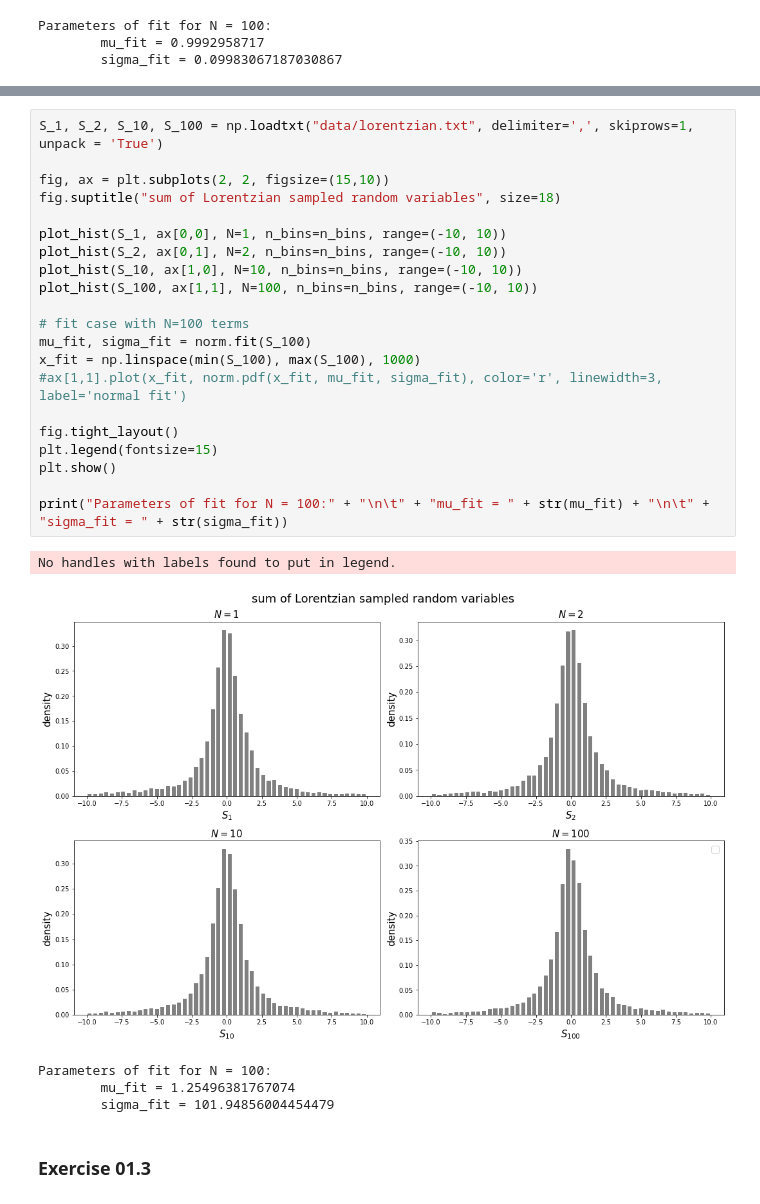
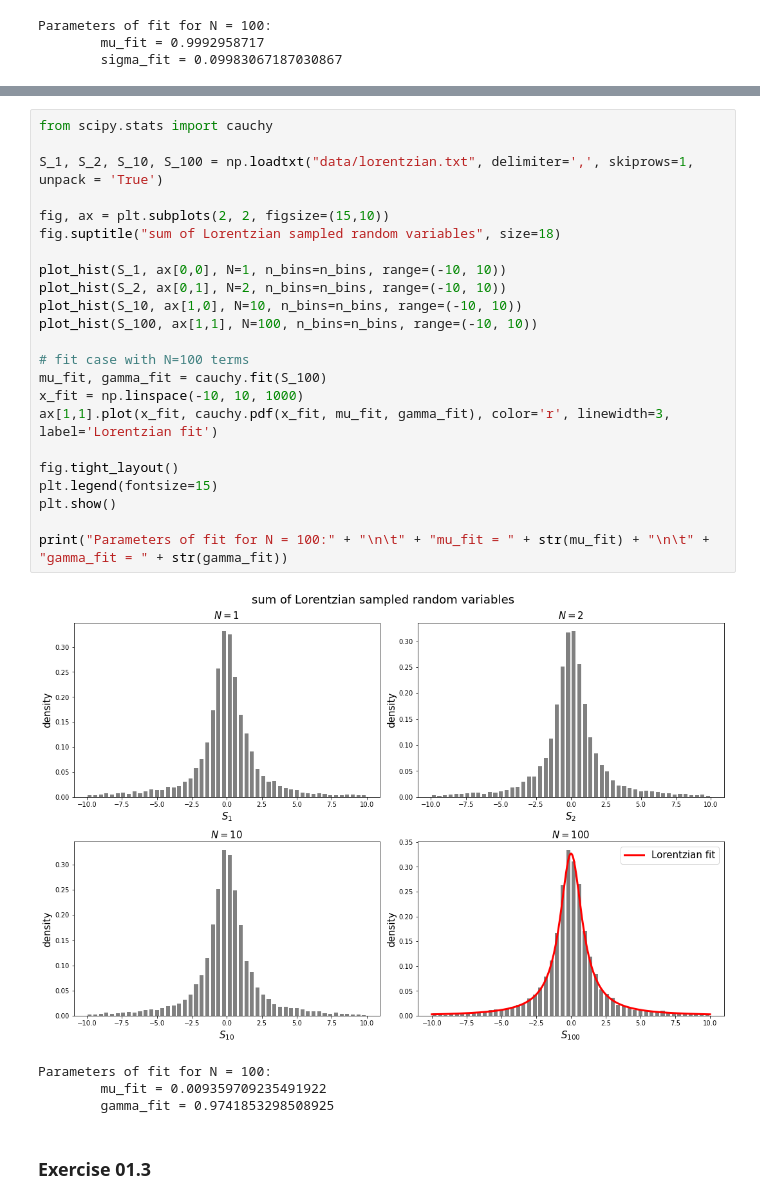
Before and after one commit to lukas-hermans/LSN_exercises, a Jupyter notebook: ex1/LSN_Exercises_01.ipynb, the cells around one changed output, grey strips where cells are left out. Cells and saved outputs as stored; diff of their text form.

```diff
--- a/ex1/LSN_Exercises_01.ipynb
+++ b/ex1/LSN_Exercises_01.ipynb
@@ -152,29 +154,30 @@ Parameters of fit for N = 100:
 # %%
+from scipy.stats import cauchy
+
 S_1, S_2, S_10, S_100 = np.loadtxt("data/lorentzian.txt", delimiter=',', skiprows=1, unpack = 'True')
 
 fig, ax = plt.subplots(2, 2, figsize=(15,10))
 fig.suptitle("sum of Lorentzian sampled random variables", size=18)
 
 plot_hist(S_1, ax[0,0], N=1, n_bins=n_bins, range=(-10, 10))
 plot_hist(S_2, ax[0,1], N=2, n_bins=n_bins, range=(-10, 10))
 plot_hist(S_10, ax[1,0], N=10, n_bins=n_bins, range=(-10, 10))
 plot_hist(S_100, ax[1,1], N=100, n_bins=n_bins, range=(-10, 10))
 
 # fit case with N=100 terms
-mu_fit, sigma_fit = norm.fit(S_100)
-x_fit = np.linspace(min(S_100), max(S_100), 1000)
-#ax[1,1].plot(x_fit, norm.pdf(x_fit, mu_fit, sigma_fit), color='r', linewidth=3, label='normal fit')
+mu_fit, gamma_fit = cauchy.fit(S_100)
+x_fit = np.linspace(-10, 10, 1000)
+ax[1,1].plot(x_fit, cauchy.pdf(x_fit, mu_fit, gamma_fit), color='r', linewidth=3, label='Lorentzian fit')
 
 fig.tight_layout()
 plt.legend(fontsize=15)
 plt.show()
 
-print("Parameters of fit for N = 100:" + "\n\t" + "mu_fit = " + str(mu_fit) + "\n\t" + "sigma_fit = " + str(sigma_fit))
+print("Parameters of fit for N = 100:" + "\n\t" + "mu_fit = " + str(mu_fit) + "\n\t" + "gamma_fit = " + str(gamma_fit))
 # %% [output]
+[figure, new version]
-No handles with labels found to put in legend.
+Parameters of fit for N = 100:
+        mu_fit = 0.009359709235491922
+        gamma_fit = 0.9741853298508925
-[figure, old version]
-Parameters of fit for N = 100:
-        mu_fit = 1.25496381767074
-        sigma_fit = 101.94856004454479
 # %% [markdown]
 ### Exercise 01.3
```
Also changed, not shown: parts of 1 cell of this notebook, 45 other files.
